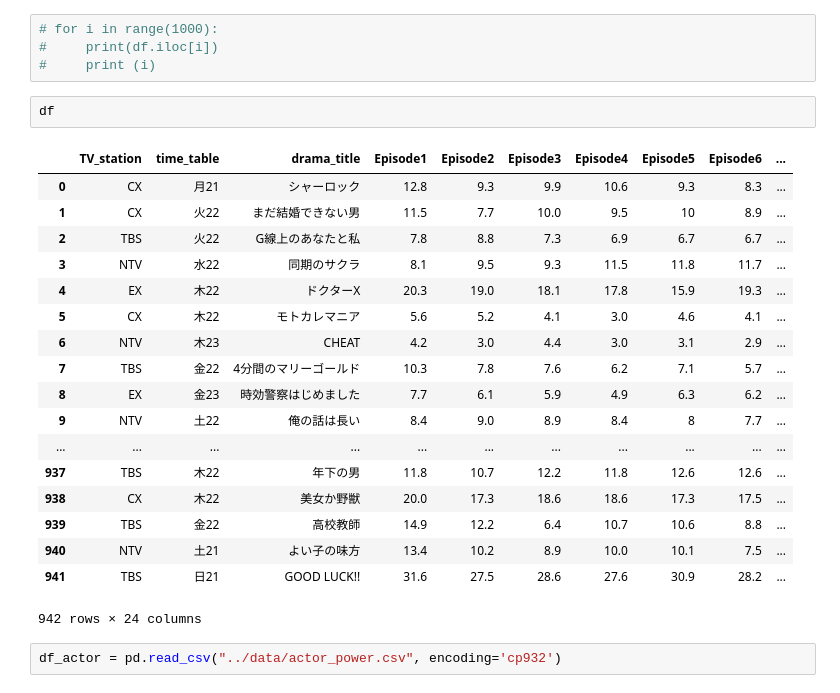
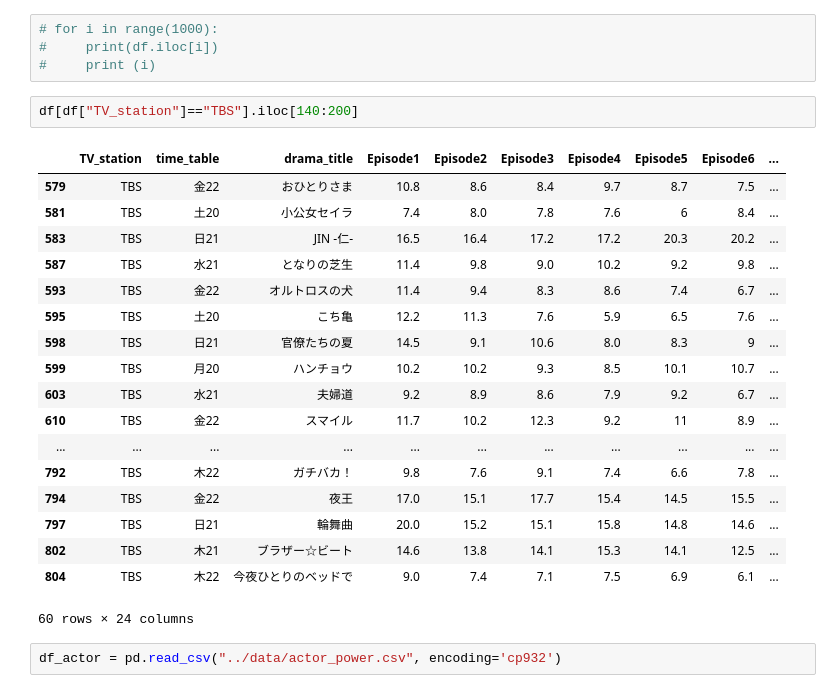
Before and after one commit to c-c-c-c/dm_integration, a Jupyter notebook: jupyter/myWrangling.ipynb, the cells around one changed output. Saved outputs shown, nothing was run; the diff lists cells and outputs as text.

```diff
--- a/jupyter/myWrangling.ipynb
+++ b/jupyter/myWrangling.ipynb
@@ -104,26 +86,26 @@ for tmp_index in range(len(df)):
 # for i in range(1000):
 #     print(df.iloc[i])
 #     print (i)
-# %%
-df
-# %% [output]
-|  | TV_station | time_table | drama_title | Episode1 | Episode2 | Episode3 | Episode4 | Episode5 | Episode6 | ... |
-| 0 | CX | 月21 | シャーロック | 12.8 | 9.3 | 9.9 | 10.6 | 9.3 | 8.3 | ... |
-| 1 | CX | 火22 | まだ結婚できない男 | 11.5 | 7.7 | 10.0 | 9.5 | 10 | 8.9 | ... |
-| 2 | TBS | 火22 | G線上のあなたと私 | 7.8 | 8.8 | 7.3 | 6.9 | 6.7 | 6.7 | ... |
-| 3 | NTV | 水22 | 同期のサクラ | 8.1 | 9.5 | 9.3 | 11.5 | 11.8 | 11.7 | ... |
-| 4 | EX | 木22 | ドクターX | 20.3 | 19.0 | 18.1 | 17.8 | 15.9 | 19.3 | ... |
-| 5 | CX | 木22 | モトカレマニア | 5.6 | 5.2 | 4.1 | 3.0 | 4.6 | 4.1 | ... |
-| 6 | NTV | 木23 | CHEAT | 4.2 | 3.0 | 4.4 | 3.0 | 3.1 | 2.9 | ... |
-| 7 | TBS | 金22 | 4分間のマリーゴールド | 10.3 | 7.8 | 7.6 | 6.2 | 7.1 | 5.7 | ... |
-| 8 | EX | 金23 | 時効警察はじめました | 7.7 | 6.1 | 5.9 | 4.9 | 6.3 | 6.2 | ... |
-| 9 | NTV | 土22 | 俺の話は長い | 8.4 | 9.0 | 8.9 | 8.4 | 8 | 7.7 | ... |
-| ... | ... | ... | ... | ... | ... | ... | ... | ... | ... | ... |
-| 937 | TBS | 木22 | 年下の男 | 11.8 | 10.7 | 12.2 | 11.8 | 12.6 | 12.6 | ... |
-| 938 | CX | 木22 | 美女か野獣 | 20.0 | 17.3 | 18.6 | 18.6 | 17.3 | 17.5 | ... |
-| 939 | TBS | 金22 | 高校教師 | 14.9 | 12.2 | 6.4 | 10.7 | 10.6 | 8.8 | ... |
-| 940 | NTV | 土21 | よい子の味方 | 13.4 | 10.2 | 8.9 | 10.0 | 10.1 | 7.5 | ... |
-| 941 | TBS | 日21 | GOOD LUCK!! | 31.6 | 27.5 | 28.6 | 27.6 | 30.9 | 28.2 | ... |
-942 rows × 24 columns
+# %%
+df[df["TV_station"]=="TBS"].iloc[140:200]
+# %% [output]
+|  | TV_station | time_table | drama_title | Episode1 | Episode2 | Episode3 | Episode4 | Episode5 | Episode6 | ... |
+| 579 | TBS | 金22 | おひとりさま | 10.8 | 8.6 | 8.4 | 9.7 | 8.7 | 7.5 | ... |
+| 581 | TBS | 土20 | 小公女セイラ | 7.4 | 8.0 | 7.8 | 7.6 | 6 | 8.4 | ... |
+| 583 | TBS | 日21 | JIN -仁- | 16.5 | 16.4 | 17.2 | 17.2 | 20.3 | 20.2 | ... |
+| 587 | TBS | 水21 | となりの芝生 | 11.4 | 9.8 | 9.0 | 10.2 | 9.2 | 9.8 | ... |
+| 593 | TBS | 金22 | オルトロスの犬 | 11.4 | 9.4 | 8.3 | 8.6 | 7.4 | 6.7 | ... |
+| 595 | TBS | 土20 | こち亀 | 12.2 | 11.3 | 7.6 | 5.9 | 6.5 | 7.6 | ... |
+| 598 | TBS | 日21 | 官僚たちの夏 | 14.5 | 9.1 | 10.6 | 8.0 | 8.3 | 9 | ... |
+| 599 | TBS | 月20 | ハンチョウ | 10.2 | 10.2 | 9.3 | 8.5 | 10.1 | 10.7 | ... |
+| 603 | TBS | 水21 | 夫婦道 | 9.2 | 8.9 | 8.6 | 7.9 | 9.2 | 6.7 | ... |
+| 610 | TBS | 金22 | スマイル | 11.7 | 10.2 | 12.3 | 9.2 | 11 | 8.9 | ... |
+| ... | ... | ... | ... | ... | ... | ... | ... | ... | ... | ... |
+| 792 | TBS | 木22 | ガチバカ！ | 9.8 | 7.6 | 9.1 | 7.4 | 6.6 | 7.8 | ... |
+| 794 | TBS | 金22 | 夜王 | 17.0 | 15.1 | 17.7 | 15.4 | 14.5 | 15.5 | ... |
+| 797 | TBS | 日21 | 輪舞曲 | 20.0 | 15.2 | 15.1 | 15.8 | 14.8 | 14.6 | ... |
+| 802 | TBS | 木21 | ブラザー☆ビート | 14.6 | 13.8 | 14.1 | 15.3 | 14.1 | 12.5 | ... |
+| 804 | TBS | 木22 | 今夜ひとりのベッドで | 9.0 | 7.4 | 7.1 | 7.5 | 6.9 | 6.1 | ... |
+60 rows × 24 columns
 # %%
 df_actor = pd.read_csv("../data/actor_power.csv", encoding='cp932')
```
Also changed, not shown: parts of 8 cells of this notebook, 4 other files.
